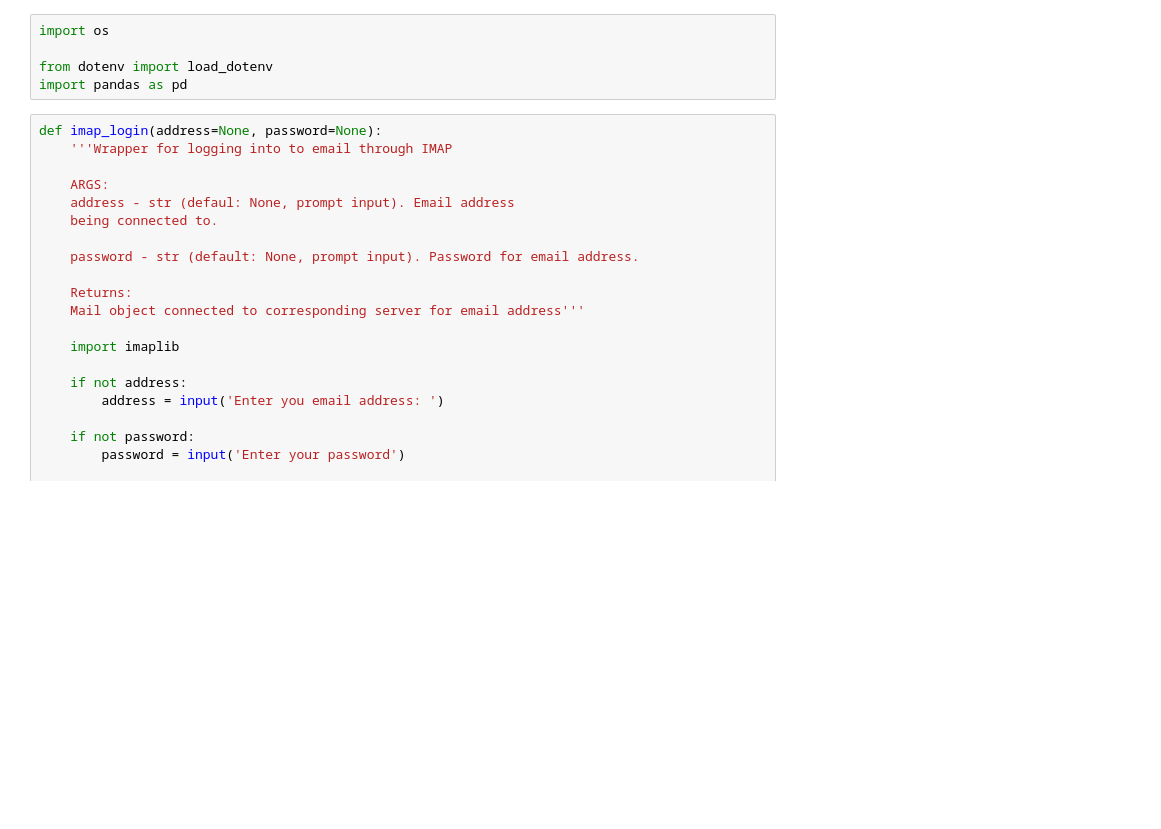
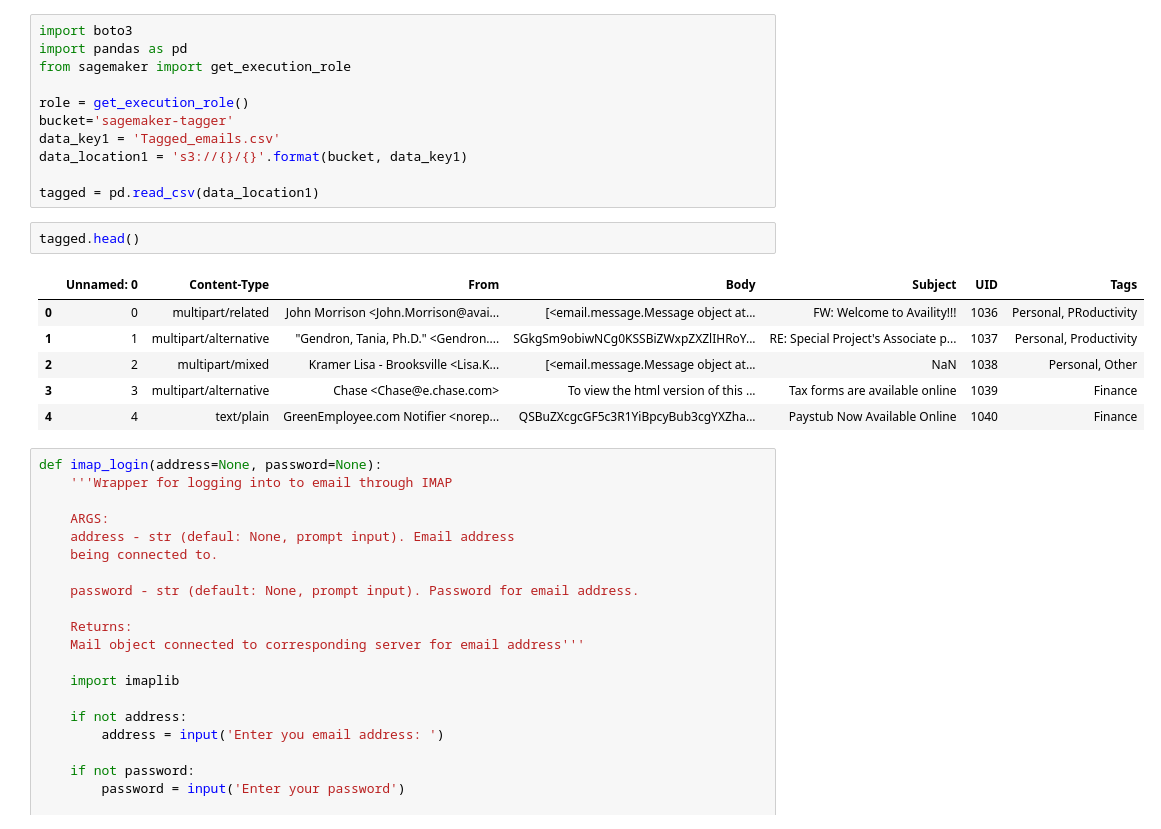
Before and after one commit to BloomTech-Labs/tagger-ds, a Jupyter notebook: Emails.ipynb, the cells around one changed output. Saved outputs shown, nothing was run; the diff lists cells and outputs as text; blank space fills up the shorter version.

```diff
--- a/Emails.ipynb
+++ b/Emails.ipynb
@@ -1,8 +1,23 @@
-# %%
-import os
-
-from dotenv import load_dotenv
-import pandas as pd
+# %%
+import boto3
+import pandas as pd
+from sagemaker import get_execution_role
+
+role = get_execution_role()
+bucket='sagemaker-tagger'
+data_key1 = 'Tagged_emails.csv'
+data_location1 = 's3://{}/{}'.format(bucket, data_key1)
+
+tagged = pd.read_csv(data_location1)
+# %%
+tagged.head()
+# %% [output]
+|  | Unnamed: 0 | Content-Type | From | Body | Subject | UID | Tags |
+| 0 | 0 | multipart/related | John Morrison <John.Morrison@avai... | [<email.message.Message object at... | FW: Welcome to Availity!!! | 1036 | Personal, PRoductivity |
+| 1 | 1 | multipart/alternative | "Gendron, Tania, Ph.D." <Gendron.... | SGkgSm9obiwNCg0KSSBiZWxpZXZlIHRoY... | RE: Special Project's Associate p... | 1037 | Personal, Productivity |
+| 2 | 2 | multipart/mixed | Kramer Lisa - Brooksville <Lisa.K... | [<email.message.Message object at... | NaN | 1038 | Personal, Other |
+| 3 | 3 | multipart/alternative | Chase <Chase@e.chase.com> | To view the html version of this ... | Tax forms are available online | 1039 | Finance |
+| 4 | 4 | text/plain | GreenEmployee.com Notifier <norep... | QSBuZXcgcGF5c3R1YiBpcyBub3cgYXZha... | Paystub Now Available Online | 1040 | Finance |
 # %%
 def imap_login(address=None, password=None):
     '''Wrapper for logging into to email through IMAP
```
Also changed, not shown: parts of 10 cells of this notebook, 2 other files.
